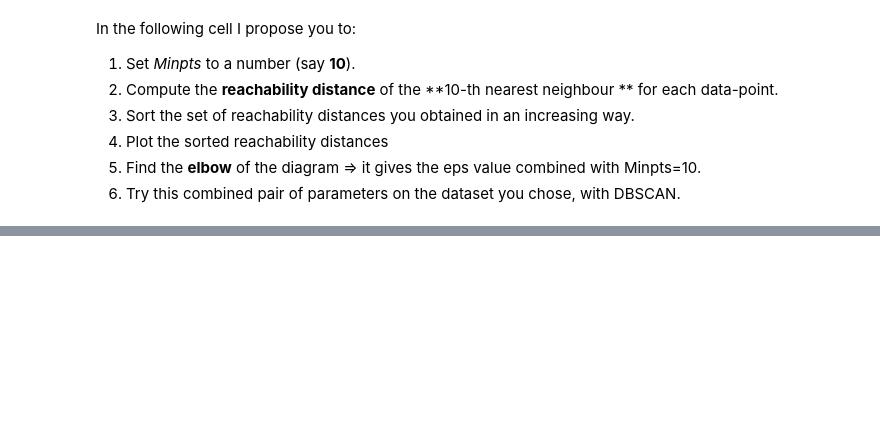
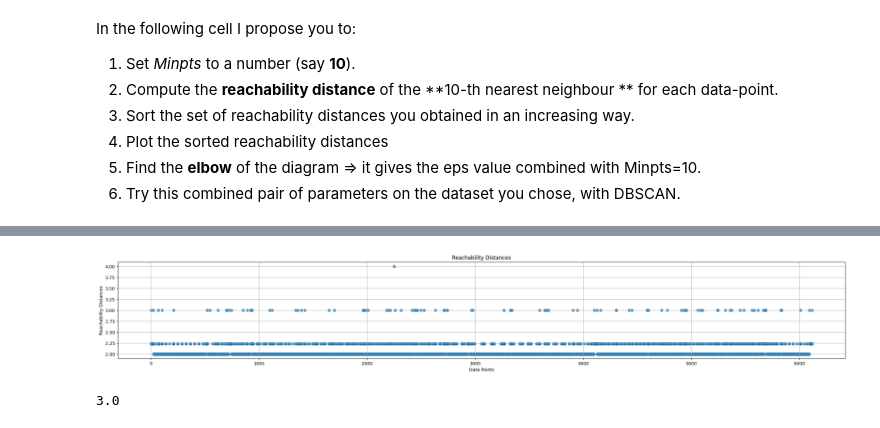
Before and after one commit to Grandi-Luca/AAUTExercises, a Jupyter notebook: Jupyter Notebooks/clustering_copy_for_students_aa_21_22.ipynb, the cells around one changed output, grey strips where cells are left out. Cells and saved outputs as stored; diff of their text form; code cells hidden in the pictures; blank space fills up the shorter version.

```diff
--- a/Jupyter Notebooks/clustering_copy_for_students_aa_21_22.ipynb
+++ b/Jupyter Notebooks/clustering_copy_for_students_aa_21_22.ipynb
@@ -345,0 +468,19 @@ In the following cell I propose you to:
+# %%
+# Create a plot
+plt.figure(figsize=(30, 4))
+
+indices = sorted_distances[:,0]
+distances = sorted_distances[:,1]
+plt.scatter(indices, distances, alpha=0.7)
+
+
+# Add labels and title
+plt.xlabel("Data Points")
+plt.ylabel("Reachability Distances")
+plt.title("Reachability Distances")
+
+# Show the plot
+plt.grid()
+plt.show()
+# %% [output]
+[figure, added]
@@ -345,0 +499,4 @@ In the following cell I propose you to:
+# %%
+eps_estimated
+# %% [output]
+3.0
```
Also changed, not shown: parts of 16 cells of this notebook.
